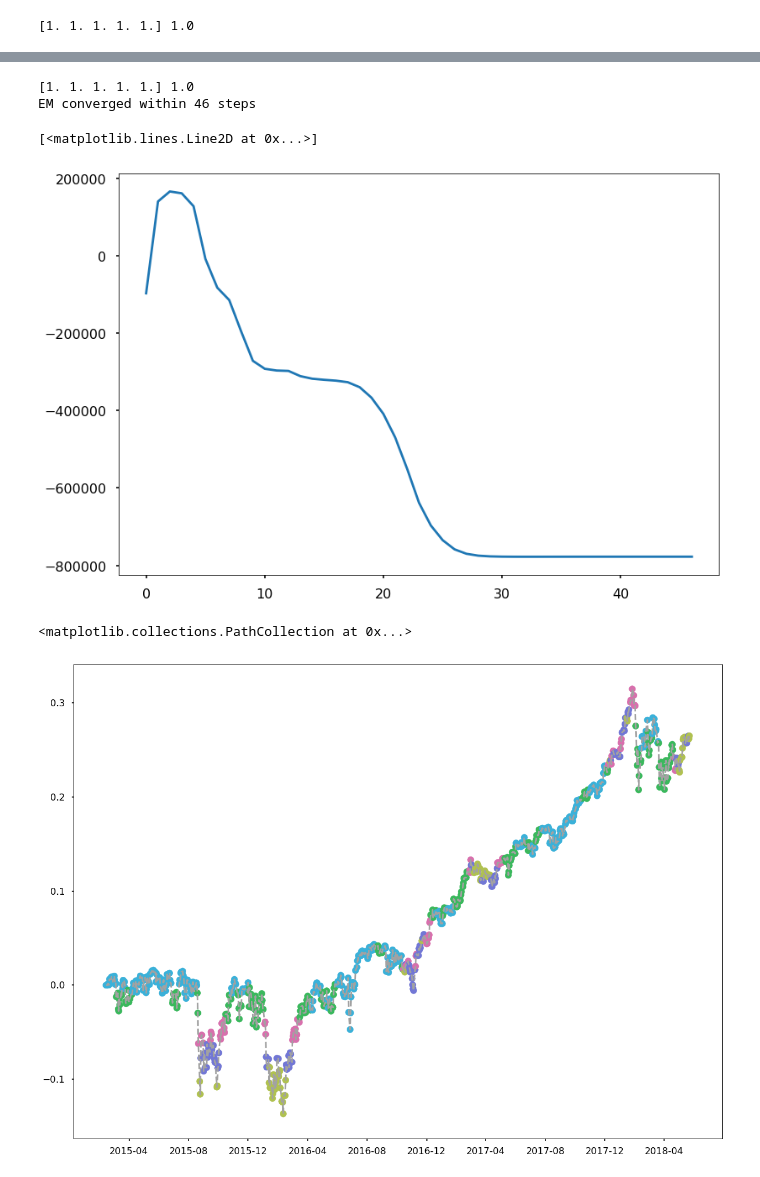
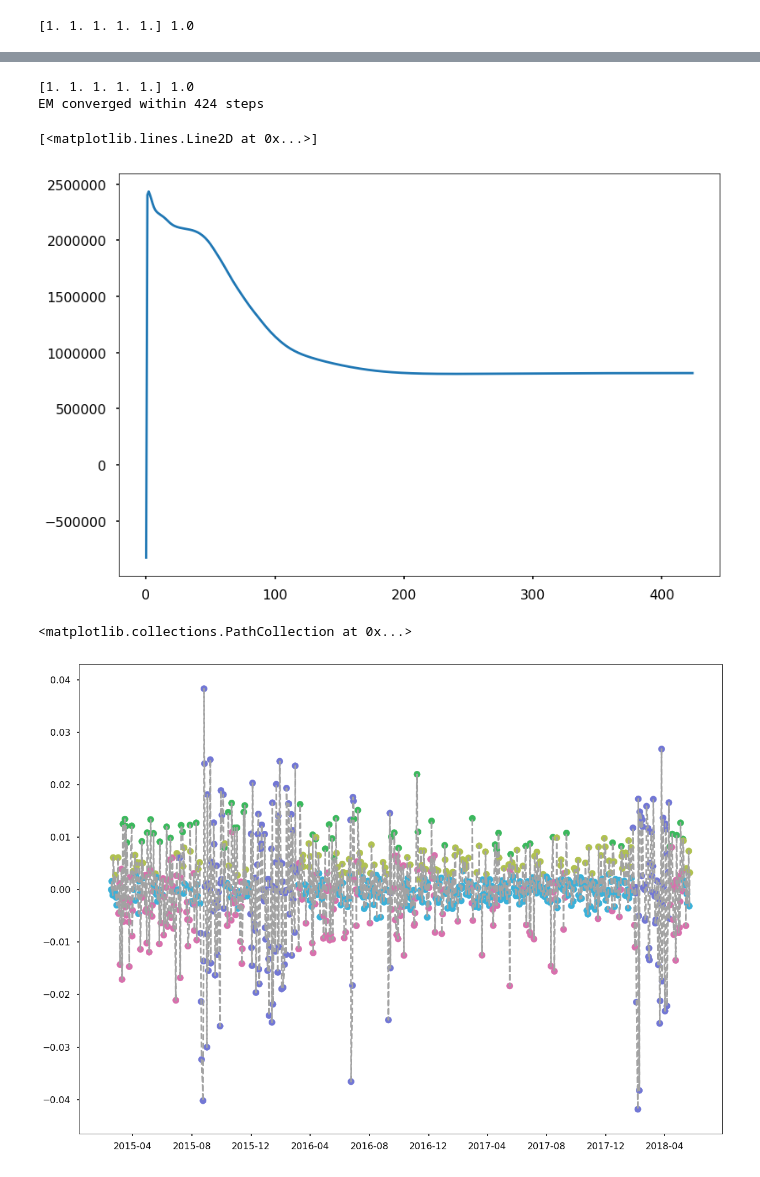
Before and after one commit to ChenchaoZhao/MachineLearningMethods, a Jupyter notebook: HMM_SP500.ipynb, the cells around one changed output, grey strips where cells are left out. Saved outputs shown, nothing was run; the diff lists cells and outputs as text; code cells hidden in the pictures.

```diff
--- a/HMM_SP500.ipynb
+++ b/HMM_SP500.ipynb
@@ -27,3 +28,6 @@ r_ = np.log(df.Close/df.Close[0])
+# %%
+t_ = df.index[1:]
+r_ = np.diff(np.log(df.Close))
 # %%
 t_train = 300
 l_ = np.array([0]*t_train + [1]*(r_.size-t_train))
@@ -133,24 +157,24 @@ a_i = np.random.uniform(size=(n_hidden,n_hidden)).round(5); a_i /= a_i.sum(axis=
 print(a_i.sum(axis=1), p_i.sum())
 param = {"initial": p_i, "transition": a_i, "emission": {'type': 'normal', 'mean': np.linspace(-1,1,n_hidden), 'variance': [1]*n_hidden}}
 hmm = HiddenMarkovModel(param)
-hmm.fit(r_train)
+hmm.fit(r_)
 plot(hmm._Q_)
 # %% [output]
 [1. 1. 1. 1. 1.] 1.0
-EM converged within 46 steps
+EM converged within 424 steps
 [<matplotlib.lines.Line2D at 0x...>]
-[figure, old version]
+[figure, new version]
 # %%
 z_ = []
 for p1 in hmm.posterior1:
     z_.append(np.argmax(p1))
 z_ = np.array(z_)
 figure(figsize=(20,15))
-plot(r_, '--', c=cc_[-1])
-scatter(r_.index, r_, c=cc_[z_*2])
+plot(t_, r_, '--', c=cc_[-1])
+scatter(t_, r_, c=cc_[z_*2])
 # %% [output]
 <matplotlib.collections.PathCollection at 0x...>
-[figure, old version]
+[figure, new version]
 # %%
 print(hmm.export_params())
 # %% [output]
```
Also changed, not shown: parts of 29 cells of this notebook.
